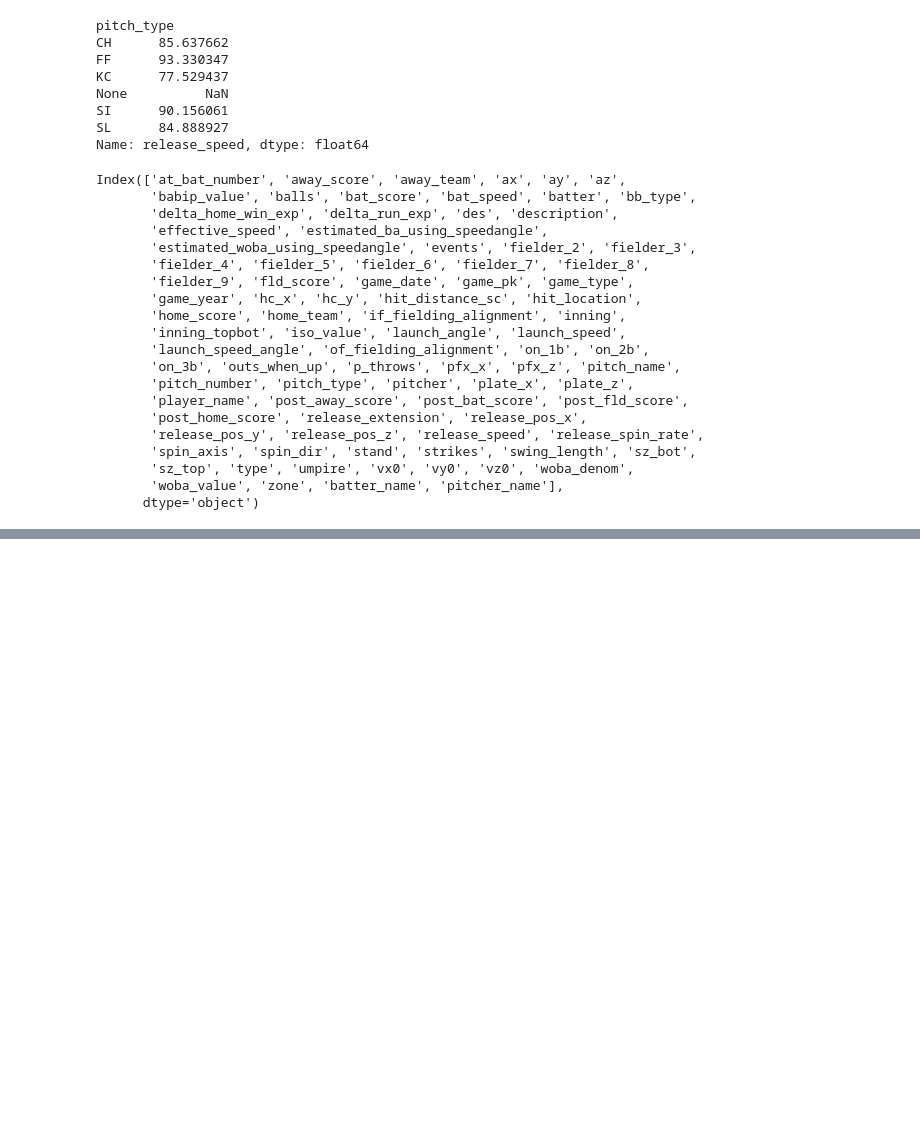
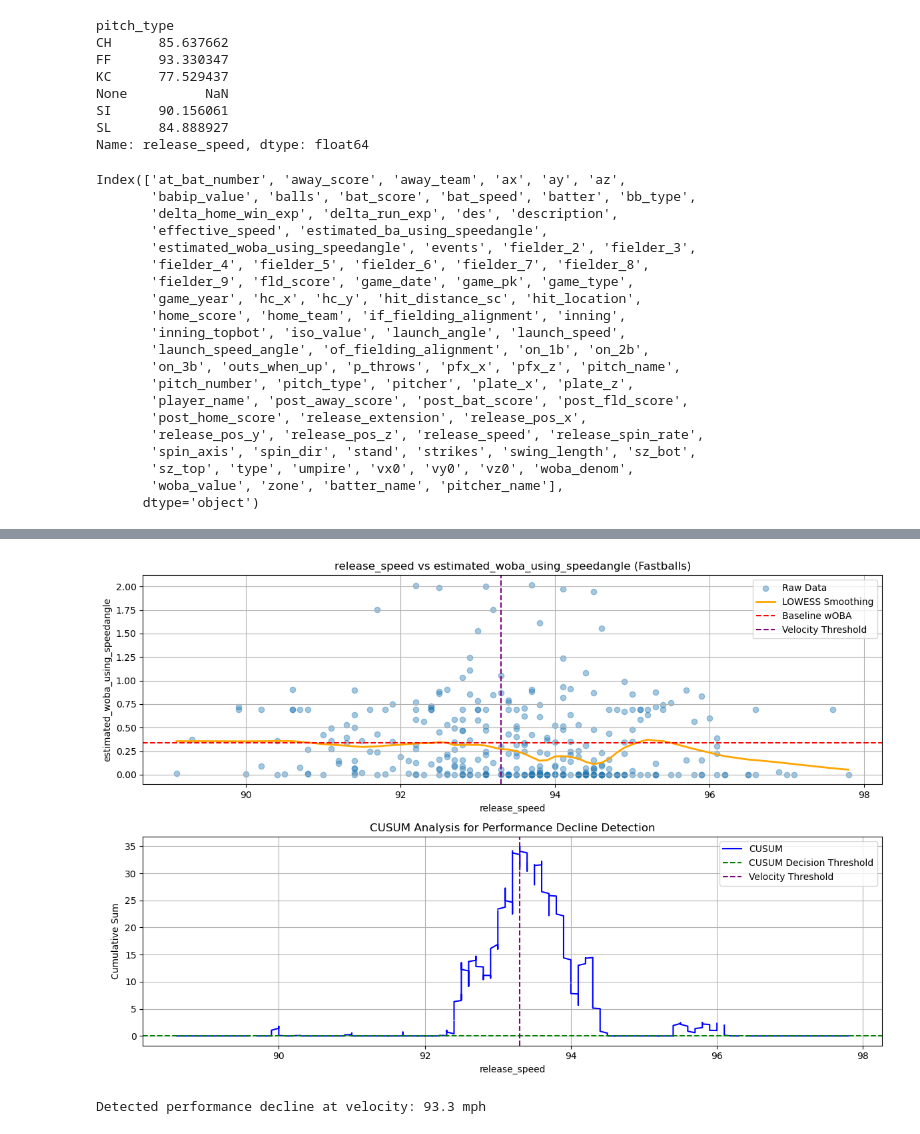
Before and after one commit to wsong214/analytico, a Jupyter notebook: velocliff/velo_cliff.ipynb, the cells around one changed output, grey strips where cells are left out. Cells and saved outputs as stored; diff of their text form; code cells hidden in the pictures; blank space fills up the shorter version.

```diff
--- a/velocliff/velo_cliff.ipynb
+++ b/velocliff/velo_cliff.ipynb
@@ -191,0 +229,78 @@ plt.show()
+# %%
+import numpy as np
+import matplotlib.pyplot as plt
+import pandas as pd
+import statsmodels.api as sm
+from statsmodels.nonparametric.smoothers_lowess import lowess
+import pandas
+from patsy import dmatrices
+
+# Define x and y columns
+x_column = 'release_speed'
+y_column = 'estimated_woba_using_speedangle'
+
+# Sort fastball_data by release_speed
+fastball_data_sorted = fastball_data.sort_values(by=x_column).reset_index(drop=True)
+
+# Extract the sorted columns
+x_data = fastball_data_sorted[x_column]
+y_data = fastball_data_sorted[y_column]
+
+# Compute a rolling mean to smooth fluctuations (window size can be adjusted)
+window_size = 10  # Adjust based on data density
+y_smoothed = y_data.rolling(window=window_size, center=True, min_periods=1).mean()
+
+# Compute the target value (mean or baseline for wOBA)
+target = y_smoothed.mean()
+
+# Compute deviations from the target
+deviations = y_smoothed - target
+
+# Set CUSUM sensitivity parameters
+k = 0.005  # Drift parameter to filter small variations
+h = 0.02   # Decision threshold for significant change
+
+# Compute CUSUM with one-sided detection
+cusum = np.maximum(0, np.cumsum(deviations - k))
+
+# Identify the point of maximum deviation (performance threshold)
+threshold_idx = np.argmax(cusum)  # Index where cumulative deviation is largest
+velocity_threshold = x_data.iloc[threshold_idx]  # Critical velocity
+
+# Apply LOWESS smoothing for visualization
+lowess_frac = 0.2  # Adjust smoothing strength
+lowess_fit = lowess(y_data, x_data, frac=lowess_frac)
+x_lowess, y_lowess = zip(*lowess_fit)
+
+# Plot the scatter plot with LOWESS smoothing
+plt.figure(figsize=(12, 8))
+
+plt.subplot(2, 1, 1)
+plt.scatter(x_data, y_data, alpha=0.4, label='Raw Data')
+plt.plot(x_lowess, y_lowess, color='orange', linewidth=2, label='LOWESS Smoothing')
+plt.axhline(target, color='red', linestyle='--', label='Baseline wOBA')
+plt.axvline(velocity_threshold, color='purple', linestyle='--', label='Velocity Threshold')
+plt.xlabel(x_column)
+plt.ylabel(y_column)
+plt.title(f'{x_column} vs {y_column} (Fastballs)')
+plt.legend()
+plt.grid(True)
+
+# Plot the CUSUM analysis
+plt.subplot(2, 1, 2)
+plt.plot(x_data, cusum, label='CUSUM', color='blue')
+plt.axhline(h, color='green', linestyle='--', label='CUSUM Decision Threshold')
+plt.axvline(velocity_threshold, color='purple', linestyle='--', label='Velocity Threshold')
+plt.xlabel(x_column)
+plt.ylabel('Cumulative Sum')
+plt.title('CUSUM Analysis for Performance Decline Detection')
+plt.legend()
+plt.grid(True)
+
+plt.tight_layout()
+plt.show()
+
+print(f"Detected performance decline at velocity: {velocity_threshold} mph")
+# %% [output]
+[figure, added]
+Detected performance decline at velocity: 93.3 mph
```
Also changed, not shown: parts of 18 cells of this notebook, 1 other file.
